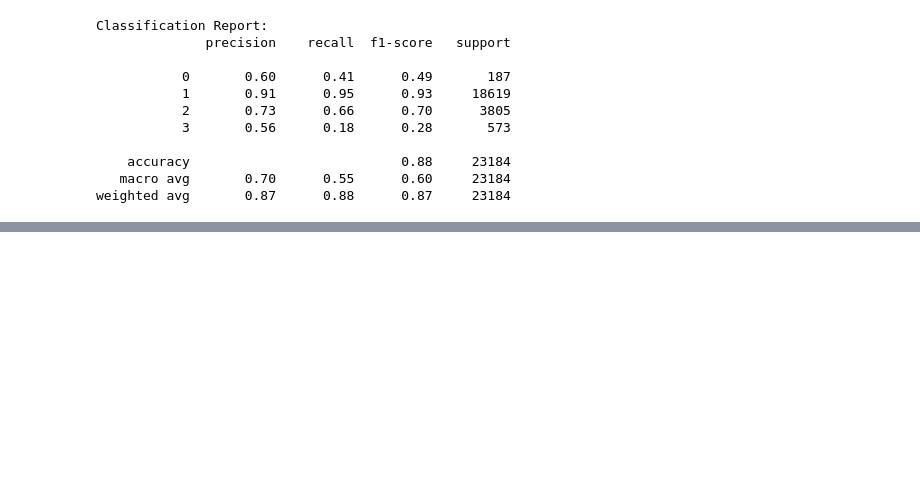
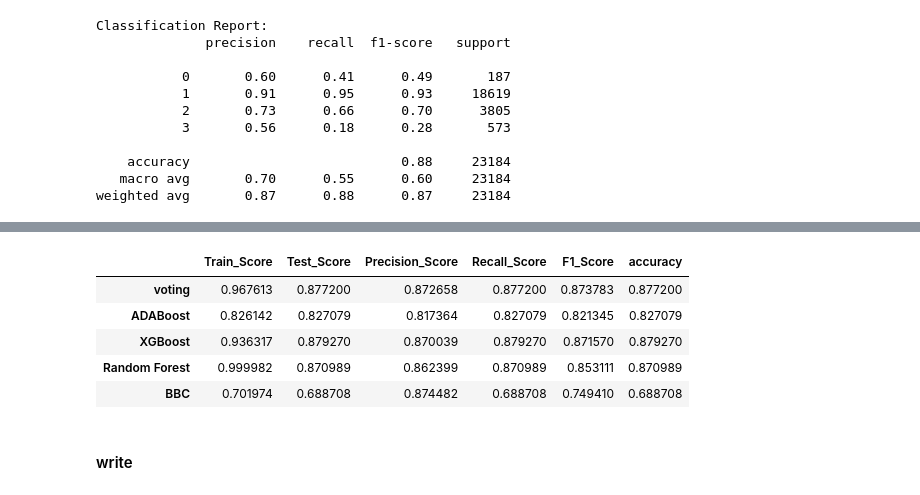
Before and after one commit to jsmoralesc/DSA_Proyecto_AccidentesTransito, a Jupyter notebook: Code/Modelos_ML.ipynb, the cells around one changed output, grey strips where cells are left out. Cells and saved outputs as stored; diff of their text form; code cells hidden in the pictures; blank space fills up the shorter version.

```diff
--- a/Code/Modelos_ML.ipynb
+++ b/Code/Modelos_ML.ipynb
@@ -196,0 +336,11 @@ weighted avg       0.87      0.88      0.87     23184
+# %%
+pd.concat([Eval_voting , Eval_ada , Eval_xgb ,Eval_Rf,Eval_bbc])
+# %% [output]
+|  | Train_Score | Test_Score | Precision_Score | Recall_Score | F1_Score | accuracy |
+| voting | 0.967613 | 0.877200 | 0.872658 | 0.877200 | 0.873783 | 0.877200 |
+| ADABoost | 0.826142 | 0.827079 | 0.817364 | 0.827079 | 0.821345 | 0.827079 |
+| XGBoost | 0.936317 | 0.879270 | 0.870039 | 0.879270 | 0.871570 | 0.879270 |
+| Random Forest | 0.999982 | 0.870989 | 0.862399 | 0.870989 | 0.853111 | 0.870989 |
+| BBC | 0.701974 | 0.688708 | 0.874482 | 0.688708 | 0.749410 | 0.688708 |
+# %% [markdown]
+#### write
```
Also changed, not shown: parts of 12 cells of this notebook.
